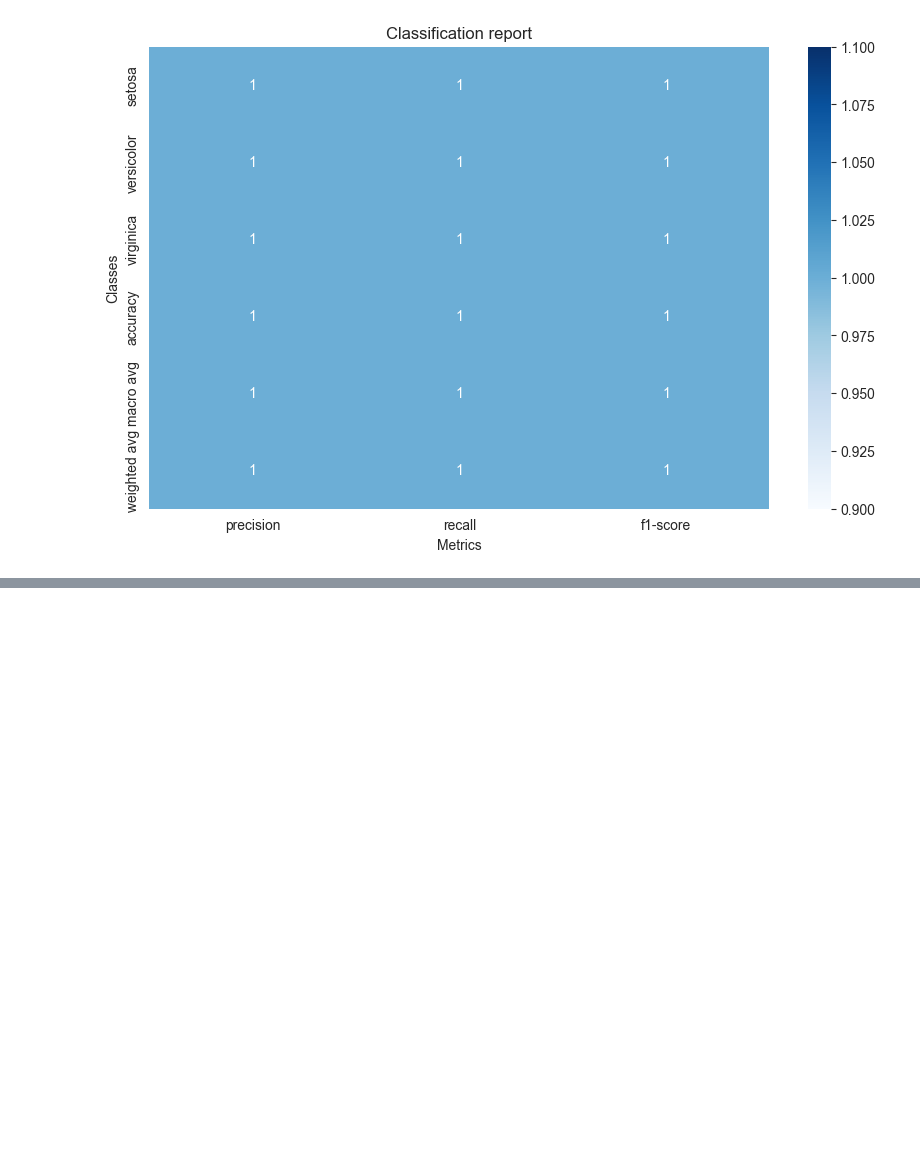
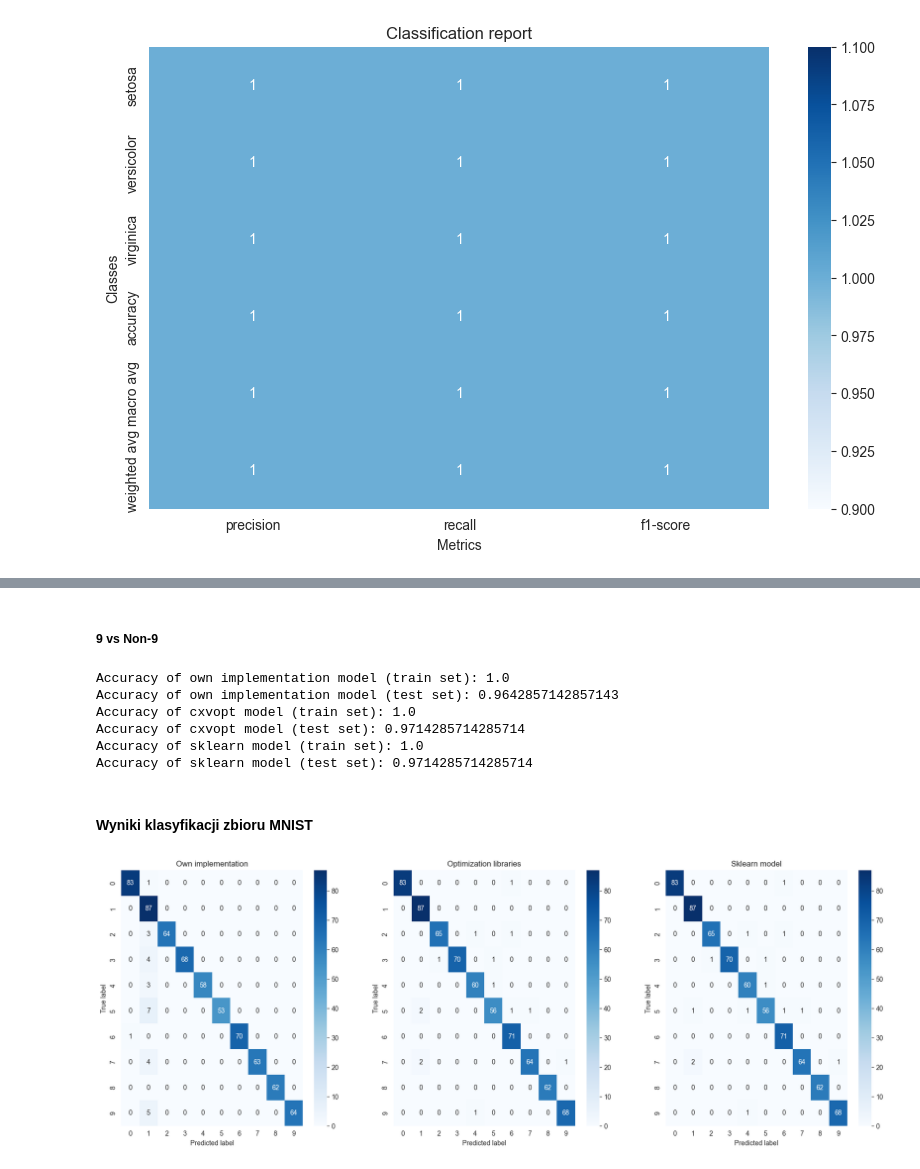
Before and after one commit to dzikafoczka/support-vector-machines, a Jupyter notebook: lab2.ipynb, the cells around one changed output, grey strips where cells are left out. Saved outputs shown, nothing was run; the diff lists cells and outputs as text; code cells hidden in the pictures; blank space fills up the shorter version.

```diff
--- a/lab2.ipynb
+++ b/lab2.ipynb
@@ -1035,0 +1152,6 @@ plot_classification_report(report)
+# %%
+X_mnist, y_mnist = MNIST['data'].values, MNIST['target'].astype(int).values
+# X_mnist, y_mnist = MNIST['data'], MNIST['target']
+
+# Split dataset - subset 1% of the data for faster computation
+X_mnist, _, y_mnist, _ = train_test_split(X_mnist, y_mnist, test_size=0.99, random_state=1234)
@@ -1035,0 +1487,60 @@ plot_classification_report(report)
+# %% [markdown]
+##### 9 vs Non-9
+# %%
+# Own implementation with rbf kernel
+SVM_9 = SVM(**{'C': 7.294703060278964, 'coef0': 2.1, 'degree': 2, 'epochs': 1000, 'gamma': 3.2, 'kernel': 'rbf', 'learning_rate': 0.05505409328179471})
+SVM_9.fit(X_train_9, y_train_9)
+print(f"Accuracy of own implementation model (train set): {SVM_9.score(X_train_9, y_train_9)}")
+print(f"Accuracy of own implementation model (test set): {SVM_9.score(X_test_9, y_test_9)}")
+
+# Using optimization libraries with linear kernel
+SVM_9_opt = SVM_OPT(**{'C': 1.3450654955441803, 'coef0': 3.1, 'degree': 2, 'epochs': 2000, 'gamma': 2.7, 'kernel': 'poly'})
+SVM_9_opt.fit(X_train_9, y_train_9)
+print(f"Accuracy of cxvopt model (train set): {SVM_9_opt.score(X_train_9, y_train_9)}")
+print(f"Accuracy of cxvopt model (test set): {SVM_9_opt.score(X_test_9, y_test_9)}")
+
+# Sklearn model with poly kernel
+SVM_9_sklearn = SVC(**{'C': 5.243951599594053, 'coef0': 4.800000000000001, 'degree': 2, 'gamma': 3.9000000000000004, 'kernel': 'poly'})
+SVM_9_sklearn.fit(X_train_9, y_train_9)
+print(f"Accuracy of sklearn model (train set): {SVM_9_sklearn.score(X_train_9, y_train_9)}")
+print(f"Accuracy of sklearn model (test set): {SVM_9_sklearn.score(X_test_9, y_test_9)}")
+# %% [output]
+Accuracy of own implementation model (train set): 1.0
+Accuracy of own implementation model (test set): 0.9642857142857143
+Accuracy of cxvopt model (train set): 1.0
+Accuracy of cxvopt model (test set): 0.9714285714285714
+Accuracy of sklearn model (train set): 1.0
+Accuracy of sklearn model (test set): 0.9714285714285714
+# %% [markdown]
+#### Wyniki klasyfikacji zbioru MNIST
+# %%
+# Own implementation
+OneVsAll_mnist_svm = OneVsAllSVM(classes=[0, 1, 2, 3, 4, 5, 6, 7, 8, 9], classifiers=[SVM_0, SVM_1, SVM_2, SVM_3, SVM_4, SVM_5, SVM_6, SVM_7, SVM_8, SVM_9])
+predictions_mnist_svm = OneVsAll_mnist_svm.predict(X_mnist)
+
+# Using optimization libraries
+OneVsAll_mnist_svm_opt = OneVsAllSVM(classes=[0, 1, 2, 3, 4, 5, 6, 7, 8, 9], classifiers=[SVM_0_opt, SVM_1_opt, SVM_2_opt, SVM_3_opt, SVM_4_opt, SVM_5_opt, SVM_6_opt, SVM_7_opt, SVM_8_opt, SVM_9_opt])
+predictions_mnist_svm_opt = OneVsAll_mnist_svm_opt.predict(X_mnist)
+
+# Sklearn model
+OneVsAll_mnist_svm_sklearn = OneVsAllSVM(classes=[0, 1, 2, 3, 4, 5, 6, 7, 8, 9], classifiers=[SVM_0_sklearn, SVM_1_sklearn, SVM_2_sklearn, SVM_3_sklearn, SVM_4_sklearn, SVM_5_sklearn, SVM_6_sklearn, SVM_7_sklearn, SVM_8_sklearn, SVM_9_sklearn])
+predictions_mnist_svm_sklearn = OneVsAll_mnist_svm_sklearn.predict(X_mnist)
+# %%
+# Confusion matrix comparison
+fig, axs = plt.subplots(1, 3, figsize=(21, 7))
+
+# Own implementation
+conf_matrix_mnist_svm = confusion_matrix(y_mnist, predictions_mnist_svm)
+plot_confusion_matrix(conf_matrix_mnist_svm, classes=[str(i) for i in range(10)], axis=axs[0], title='Own implementation')
+
+# Using optimization libraries
+conf_matrix_mnist_svm_opt = confusion_matrix(y_mnist, predictions_mnist_svm_opt)
+plot_confusion_matrix(conf_matrix_mnist_svm_opt, classes=[str(i) for i in range(10)], axis=axs[1], title='Optimization libraries')
+
+# Sklearn model
+conf_matrix_mnist_svm_sklearn = confusion_matrix(y_mnist, predictions_mnist_svm_sklearn)
+plot_confusion_matrix(conf_matrix_mnist_svm_sklearn, classes=[str(i) for i in range(10)], axis=axs[2], title='Sklearn model')
+
+plt.show()
+# %% [output]
+[figure, added]
```
Also changed, not shown: parts of 73 cells of this notebook.
